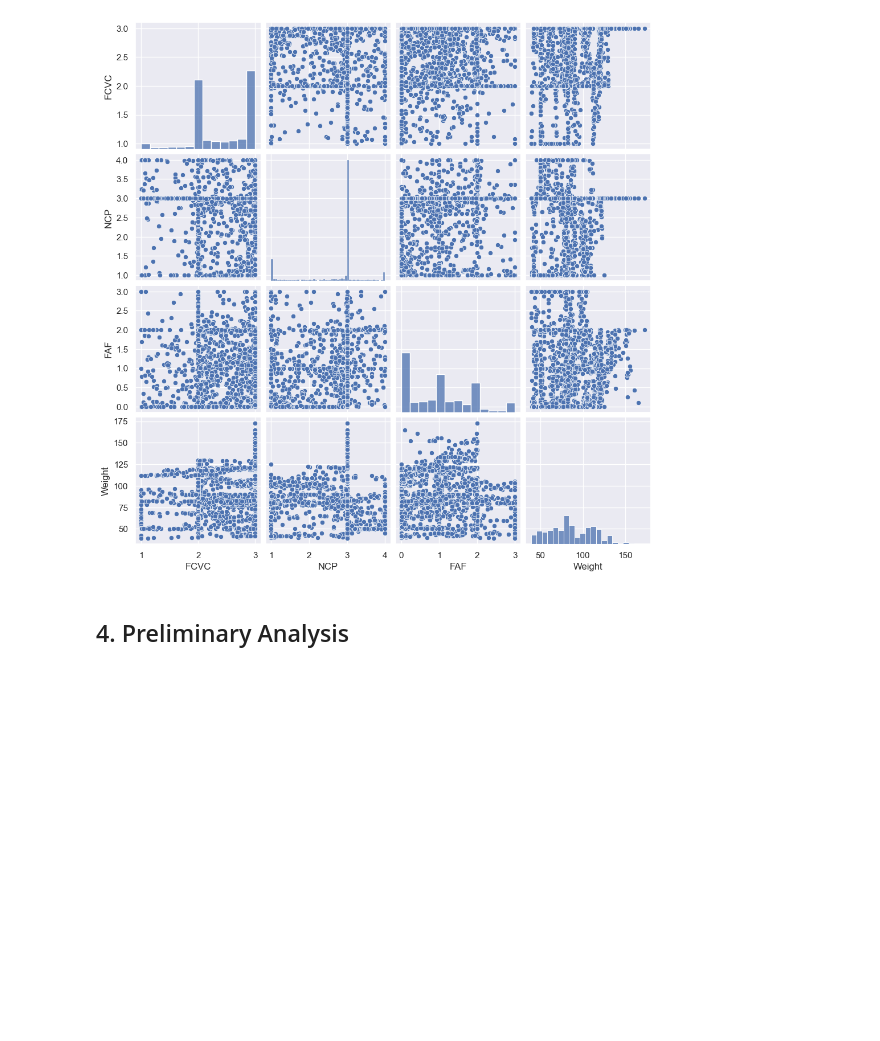
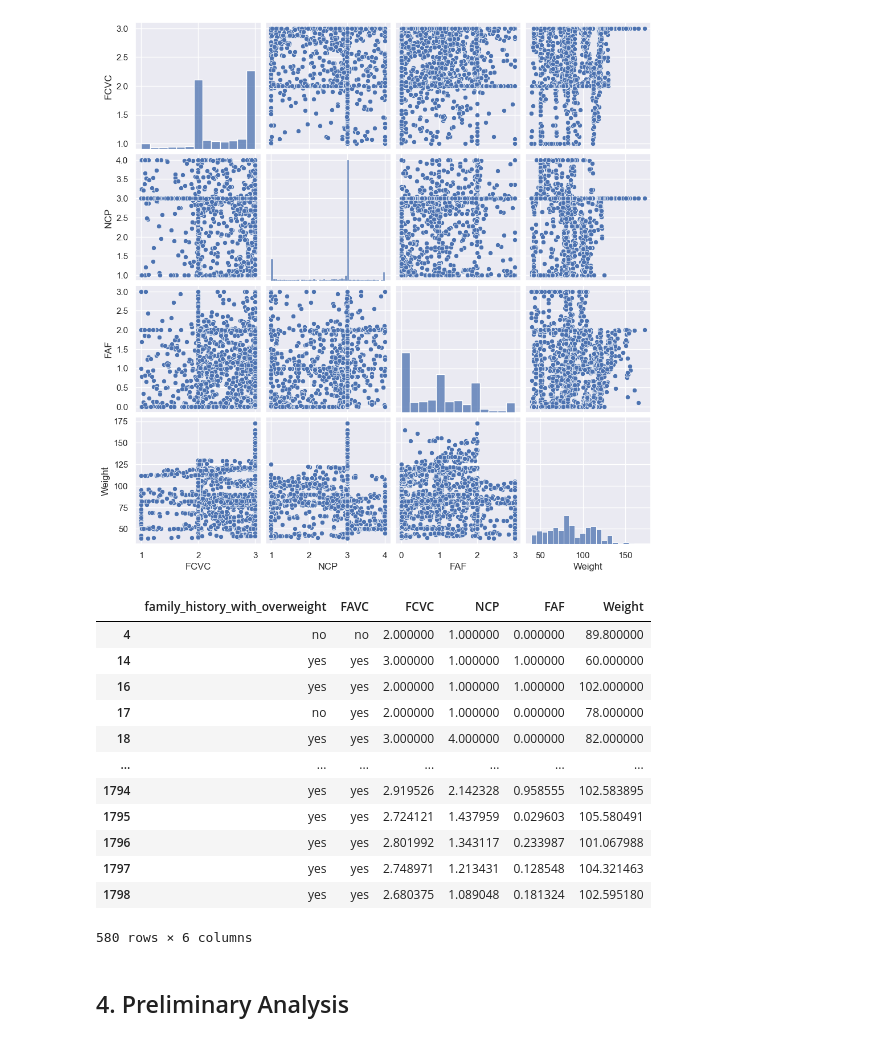
Before and after one commit to tuonganhdo/obesity-predictive-analysis, a Jupyter notebook: Final_Project_Idunnuoluwa_Akinola_Zach_Goldstein_Anh_Do.ipynb, the cells around one changed output. Cells and saved outputs as stored; diff of their text form; code cells hidden in the pictures; blank space fills up the shorter version.

```diff
--- a/Final_Project_YOURNAMESHERE.ipynb
+++ b/Final_Project_Idunnuoluwa_Akinola_Zach_Goldstein_Anh_Do.ipynb
@@ -137,6 +147,28 @@ sns.pairplot(df)
 # %% [output]
 <seaborn.axisgrid.PairGrid at 0x...>
 [figure]
+# %%
+# finding outliers using formula
+outliers = set()
+for variable in NUMERICAL_VARS:
+    q1, q3 = df[variable].quantile(0.25), df[variable].quantile(0.75)
+    iqr = q3 - q1
+    outliers.update(set(df[(df[variable] > q3 + 1.5 * iqr) | (df[variable] < q1 - 1.5 * iqr)].index))
+df.iloc[list(outliers)]
+# %% [output]
+|  | family_history_with_overweight | FAVC | FCVC | NCP | FAF | Weight |
+| 4 | no | no | 2.000000 | 1.000000 | 0.000000 | 89.800000 |
+| 14 | yes | yes | 3.000000 | 1.000000 | 1.000000 | 60.000000 |
+| 16 | yes | yes | 2.000000 | 1.000000 | 1.000000 | 102.000000 |
+| 17 | no | yes | 2.000000 | 1.000000 | 0.000000 | 78.000000 |
+| 18 | yes | yes | 3.000000 | 4.000000 | 0.000000 | 82.000000 |
+| ... | ... | ... | ... | ... | ... | ... |
+| 1794 | yes | yes | 2.919526 | 2.142328 | 0.958555 | 102.583895 |
+| 1795 | yes | yes | 2.724121 | 1.437959 | 0.029603 | 105.580491 |
+| 1796 | yes | yes | 2.801992 | 1.343117 | 0.233987 | 101.067988 |
+| 1797 | yes | yes | 2.748971 | 1.213431 | 0.128548 | 104.321463 |
+| 1798 | yes | yes | 2.680375 | 1.089048 | 0.181324 | 102.595180 |
+580 rows × 6 columns
 # %% [markdown]
 ## 4. Preliminary Analysis
 # %% [markdown]
```
Also changed, not shown: parts of 4 cells of this notebook, 1 other file.
